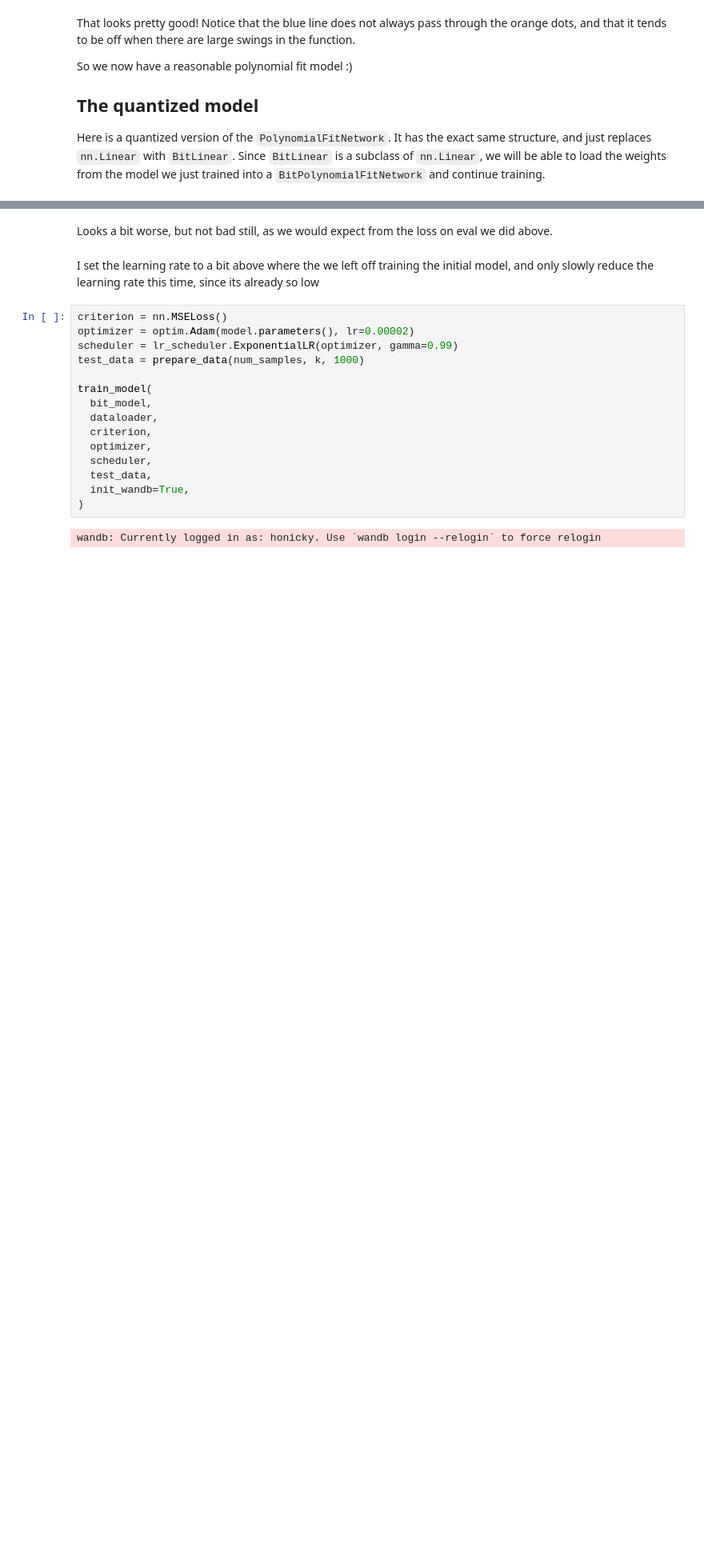
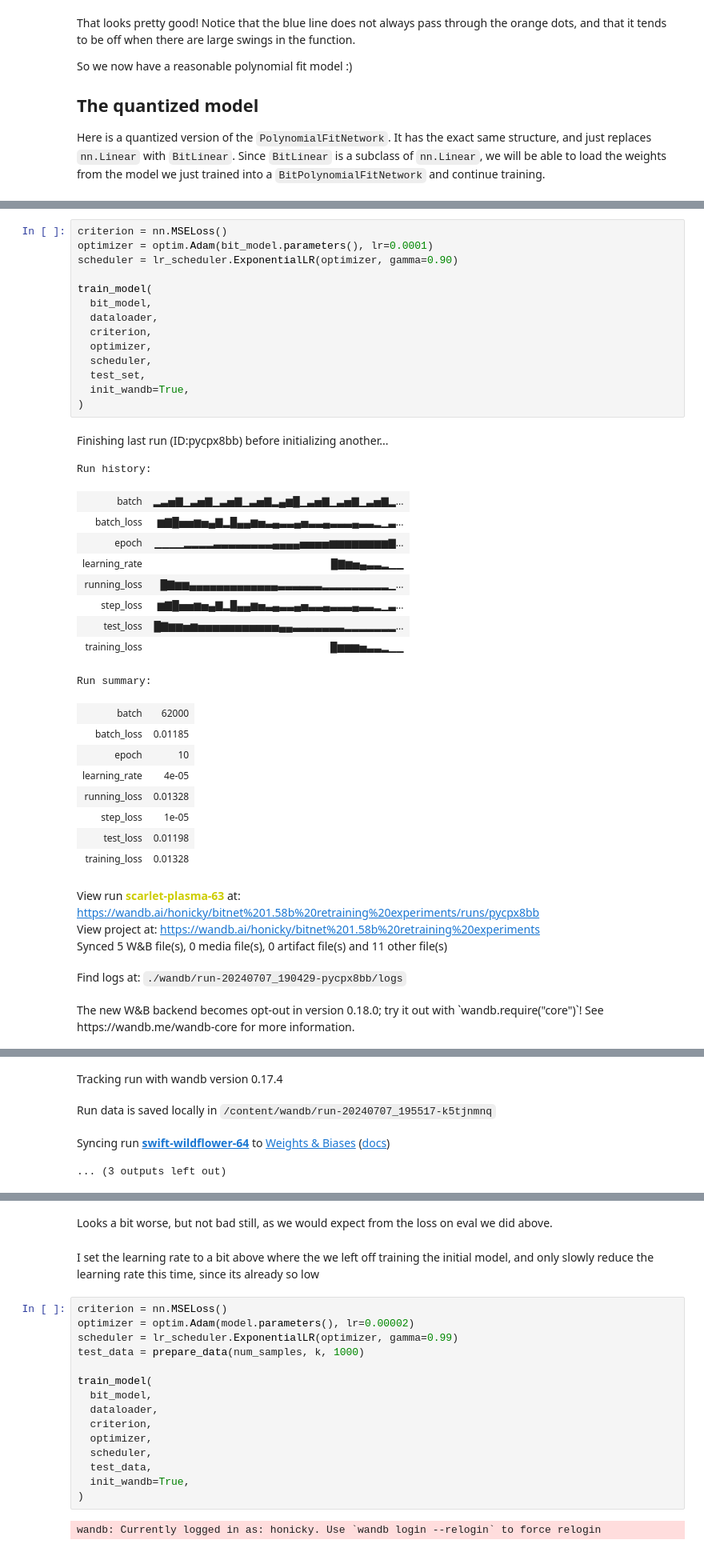
Before and after one commit to honicky/quantization-experiments, a Jupyter notebook: bitnet_1_58b_experiments.ipynb, the cells around one changed output, grey strips where cells are left out. Shown at 80% size. Saved outputs shown, nothing was run; the diff lists cells and outputs as text; blank space fills up the shorter version.

```diff
--- a/bitnet_1_58b_experiments.ipynb
+++ b/bitnet_1_58b_experiments.ipynb
@@ -543,0 +768,39 @@ plt.show()
+# %%
+criterion = nn.MSELoss()
+optimizer = optim.Adam(bit_model.parameters(), lr=0.0001)
+scheduler = lr_scheduler.ExponentialLR(optimizer, gamma=0.90)
+
+train_model(
+  bit_model,
+  dataloader,
+  criterion,
+  optimizer,
+  scheduler,
+  test_set,
+  init_wandb=True,
+)
+# %% [output]
+Finishing last run (ID:pycpx8bb) before initializing another...
+Run history:
+| batch | ▂▃▅▇▁▃▅▇▁▃▅▇▁▃▅▇▂▄▆█▁▃▅▇▁▃▅▇▁▃▅▇▂... |
+| batch_loss | ▆▇█▅▅▆▅▄▇▂█▄▄▆▅▃▄▃▃▄▅▃▃▄▃▃▃▄▃▃▂▁▃... |
+| epoch | ▁▁▁▁▂▂▂▂▃▃▃▃▃▃▃▃▄▄▄▄▅▅▅▅▆▆▆▆▆▆▆▆▇... |
+| learning_rate | █▇▆▅▄▃▃▂▁▁ |
+| running_loss | █▇▆▆▄▄▄▄▄▄▄▄▄▄▄▄▄▃▃▃▃▃▃▂▂▂▂▂▂▂▂▂▁... |
+| step_loss | ▆▇█▅▅▆▅▄▇▂█▄▄▆▅▃▄▃▃▄▅▃▃▄▃▃▃▄▃▃▂▁▃... |
+| test_loss | █▇▆▆▅▆▅▅▅▅▅▅▅▅▅▅▅▄▄▃▃▃▃▃▃▃▂▂▂▂▂▂▂... |
+| training_loss | █▆▆▆▅▃▃▂▁▁ |
+Run summary:
+| batch | 62000 |
+| batch_loss | 0.01185 |
+| epoch | 10 |
+| learning_rate | 4e-05 |
+| running_loss | 0.01328 |
+| step_loss | 1e-05 |
+| test_loss | 0.01198 |
+| training_loss | 0.01328 |
+View run scarlet-plasma-63 at: https://wandb.ai/honicky/bitnet%201.58b%20retraining%20experiments/runs/pycpx8bb
+View project at: https://wandb.ai/honicky/bitnet%201.58b%20retraining%20experiments
+Synced 5 W&B file(s), 0 media file(s), 0 artifact file(s) and 11 other file(s)
+Find logs at: ./wandb/run-20240707_190429-pycpx8bb/logs
+The new W&B backend becomes opt-out in version 0.18.0; try it out with `wandb.require("core")`! See https://wandb.me/wandb-core for more information.
@@ -543,0 +808,4 @@ plt.show()
+Tracking run with wandb version 0.17.4
+Run data is saved locally in /content/wandb/run-20240707_195517-k5tjnmnq
+Syncing run swift-wildflower-64 to Weights & Biases (docs)
+... (3 outputs left out)
```
Also changed, not shown: parts of 34 cells of this notebook.
